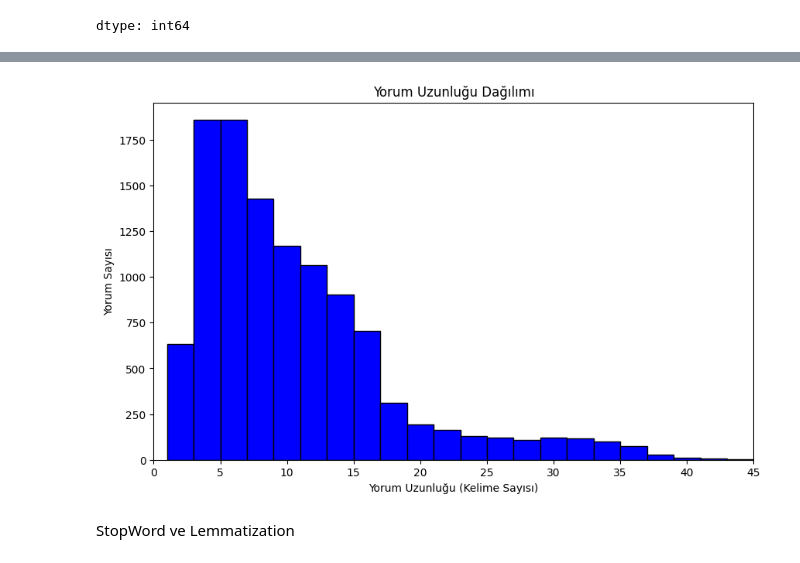
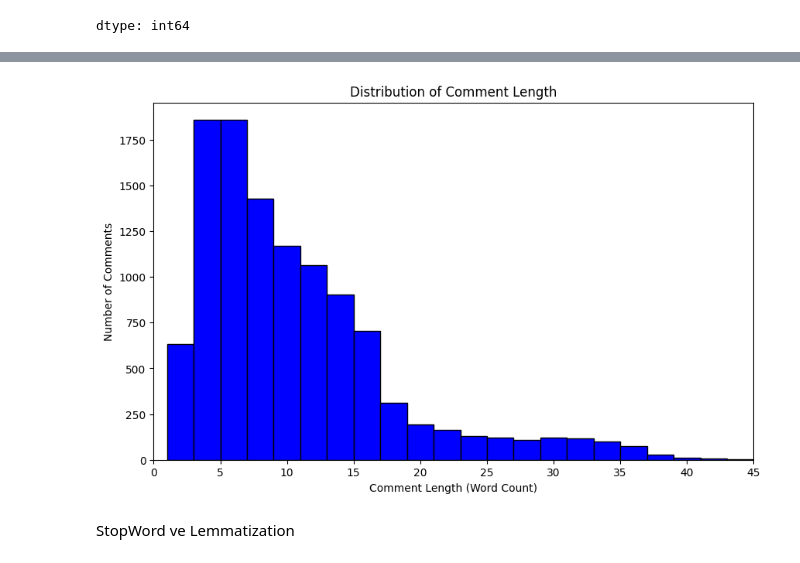
Before and after one commit to meliskarayigit/Social-Media-Emotion-Analysis, a Jupyter notebook: dsai_social_media.ipynb, the cells around one changed output, grey strips where cells are left out. Saved outputs shown, nothing was run; the diff lists cells and outputs as text; code cells hidden in the pictures.

```diff
--- a/dsai_social_media.ipynb
+++ b/dsai_social_media.ipynb
@@ -67,11 +69,3 @@ df.isnull().sum()
 | Tip | 0 |
 | Paylaşım | 2 |
 dtype: int64
-# %%
-# Sütun adlarını düzenleyelim
-df.rename(columns={"Paylaşım": "Yorum", "Tip": "Duygu"}, inplace=True)
-
-# Eksik verileri kontrol edelim ve temizleyelim
-df.dropna(subset=["Yorum"], inplace=True)
-
-df.isnull().sum()
@@ -82,0 +72,8 @@ dtype: int64
+# %%
+# Check and clean up missing data
+df.dropna(subset=["Paylaşım"], inplace=True)
+
+# Edit column names
+df.rename(columns={"Paylaşım": "Comment", "Tip": "Sentiment"}, inplace=True)
+
+df.isnull().sum()
@@ -83,19 +85,19 @@ dtype: int64
 # %%
 import matplotlib.pyplot as plt
 
-# Yorum uzunluklarını hesapla
-df["Yorum_Uzunlugu"] = df["Yorum"].astype(str).apply(lambda x: len(x.split()))
+# Calculate comment lengths
+df["Comment_Length"] = df["Comment"].astype(str).apply(lambda x: len(x.split()))
 
-# Histogram çiz
+# Draw histogram
 plt.figure(figsize=(10, 6))
-plt.hist(df["Yorum_Uzunlugu"], bins=30, edgecolor='black', color='blue')  # Bar color changed
-plt.xlabel("Yorum Uzunluğu (Kelime Sayısı)")
-plt.ylabel("Yorum Sayısı")
-plt.title("Yorum Uzunluğu Dağılımı")
-plt.xlim(0, 45)  # Limit x-axis to 0-40
+plt.hist(df["Comment_Length"], bins=30, edgecolor='black', color='blue')
+plt.xlabel("Comment Length (Word Count)")
+plt.ylabel("Number of Comments")
+plt.title("Distribution of Comment Length")
+plt.xlim(0, 45)
 plt.show()
 # %% [output]
-[figure, old version]
+[figure, new version]
 # %% [markdown]
 StopWord ve Lemmatization
 # %%
```
Also changed, not shown: parts of 34 cells of this notebook.
